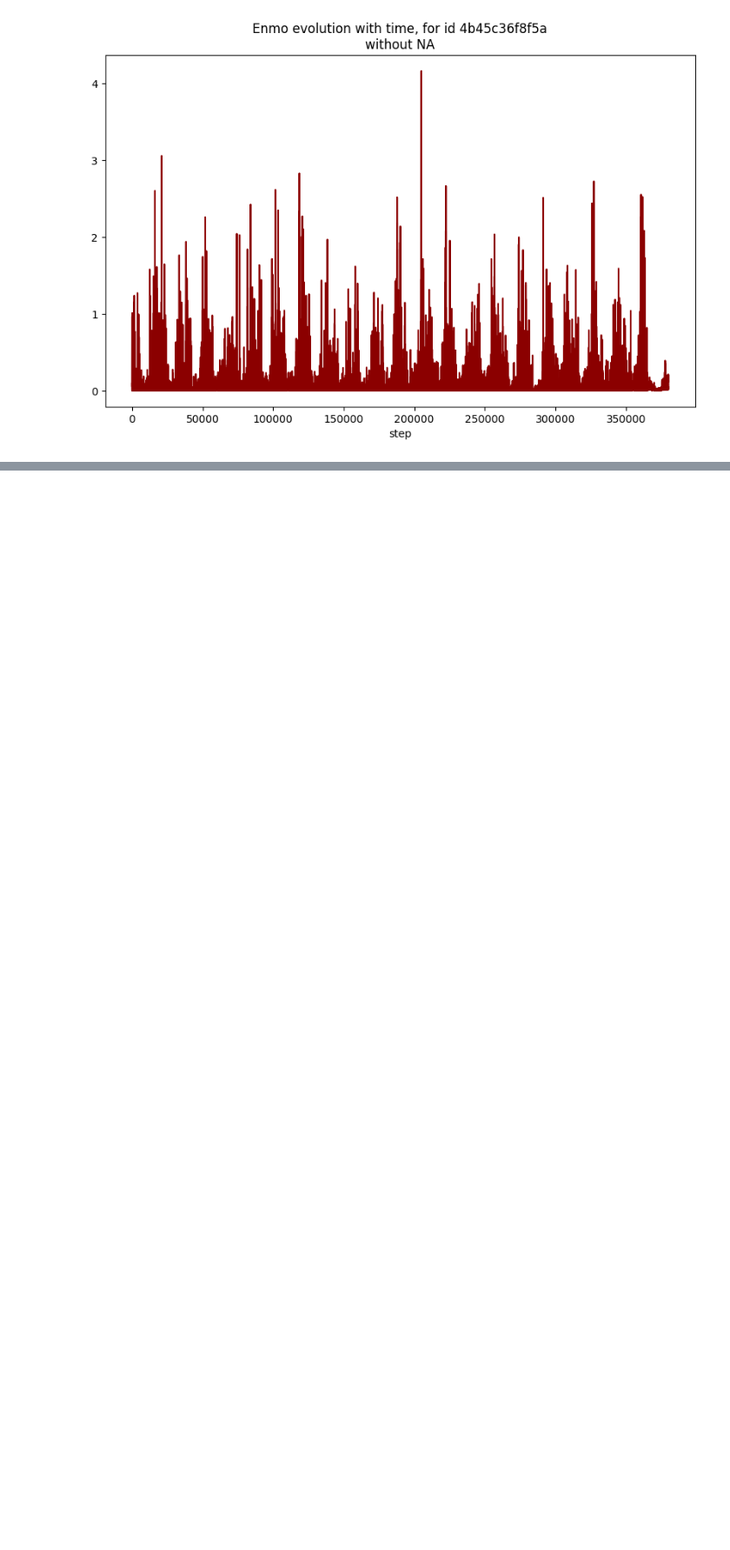
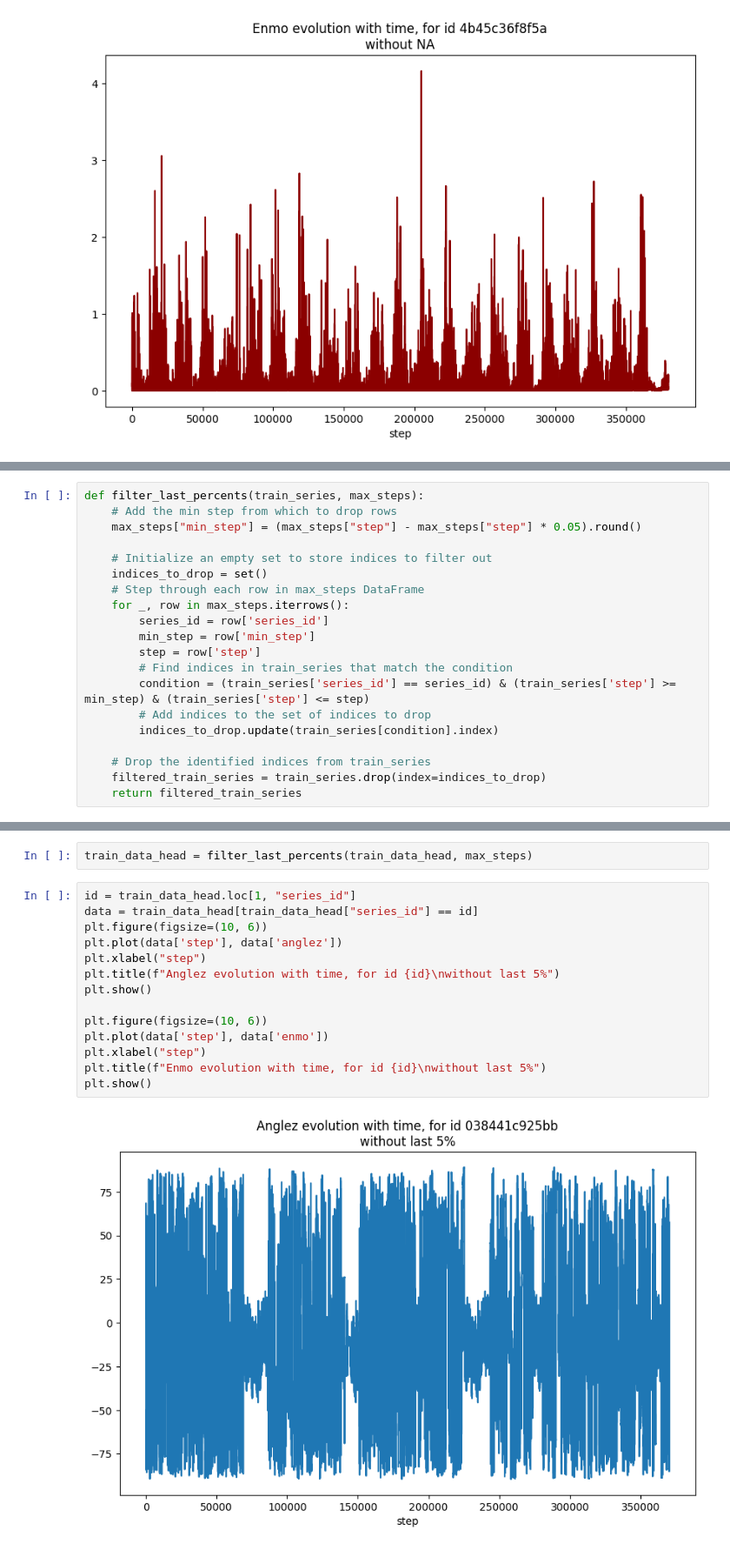
Before and after one commit to theo-serralta/sleep-states, a Jupyter notebook: src/handle_NAs_eliott.ipynb, the cells around one changed output, grey strips where cells are left out. Shown at 87% size. Cells and saved outputs as stored; diff of their text form; blank space fills up the shorter version.

Commit message:
Build function to filter last 5%

```diff
--- a/src/handle_NAs_eliott.ipynb
+++ b/src/handle_NAs_eliott.ipynb
@@ -222,0 +250,20 @@ for id in ids:
+# %%
+def filter_last_percents(train_series, max_steps):
+    # Add the min step from which to drop rows
+    max_steps["min_step"] = (max_steps["step"] - max_steps["step"] * 0.05).round()
+
+    # Initialize an empty set to store indices to filter out
+    indices_to_drop = set()
+    # Step through each row in max_steps DataFrame
+    for _, row in max_steps.iterrows():
+        series_id = row['series_id']
+        min_step = row['min_step']
+        step = row['step']
+        # Find indices in train_series that match the condition
+        condition = (train_series['series_id'] == series_id) & (train_series['step'] >= min_step) & (train_series['step'] <= step)
+        # Add indices to the set of indices to drop
+        indices_to_drop.update(train_series[condition].index)
+
+    # Drop the identified indices from train_series
+    filtered_train_series = train_series.drop(index=indices_to_drop)
+    return filtered_train_series
@@ -222,0 +287,18 @@ for id in ids:
+# %%
+train_data_head = filter_last_percents(train_data_head, max_steps)
+# %%
+id = train_data_head.loc[1, "series_id"]
+data = train_data_head[train_data_head["series_id"] == id]
+plt.figure(figsize=(10, 6))
+plt.plot(data['step'], data['anglez'])
+plt.xlabel("step")
+plt.title(f"Anglez evolution with time, for id {id}\nwithout last 5%")
+plt.show()
+
+plt.figure(figsize=(10, 6))
+plt.plot(data['step'], data['enmo'])
+plt.xlabel("step")
+plt.title(f"Enmo evolution with time, for id {id}\nwithout last 5%")
+plt.show()
+# %% [output]
+[figure, added]
```
Also changed, not shown: parts of 9 cells of this notebook.
